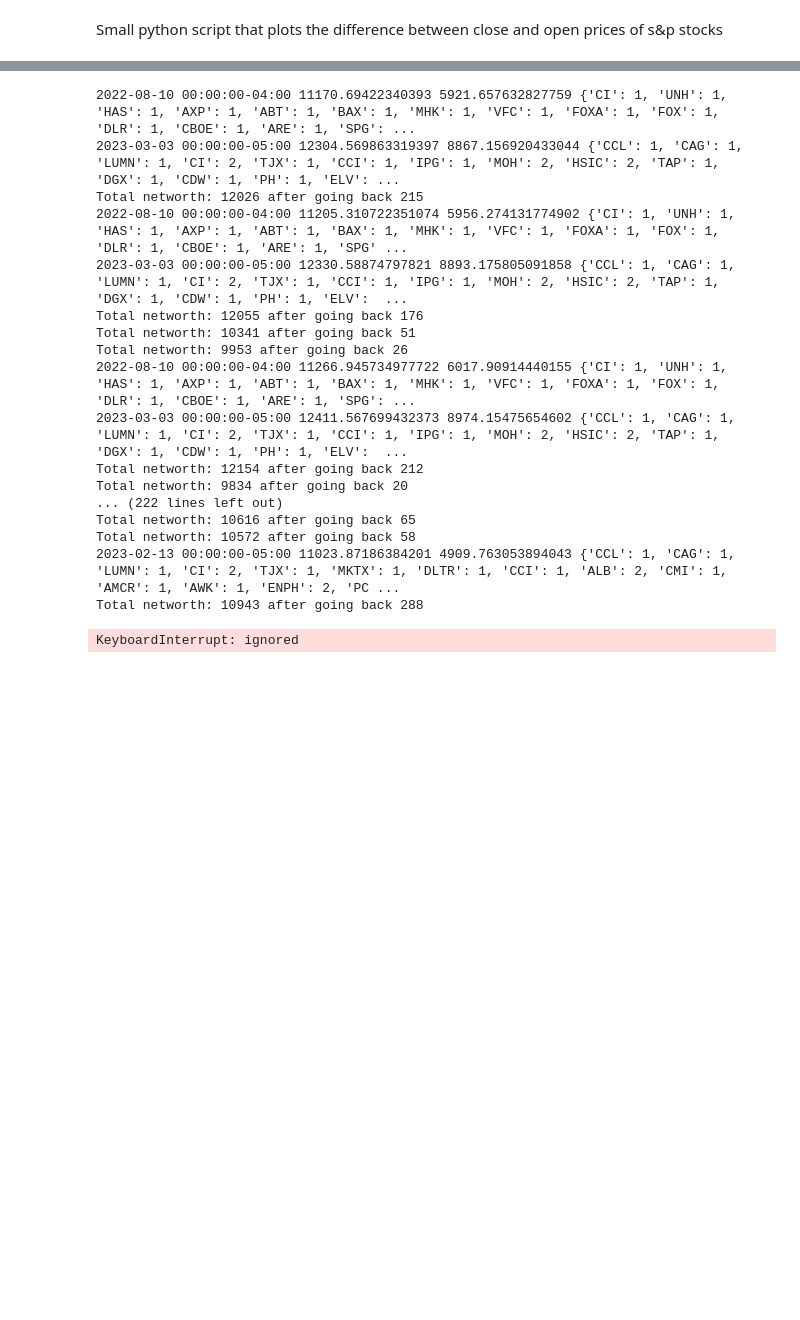
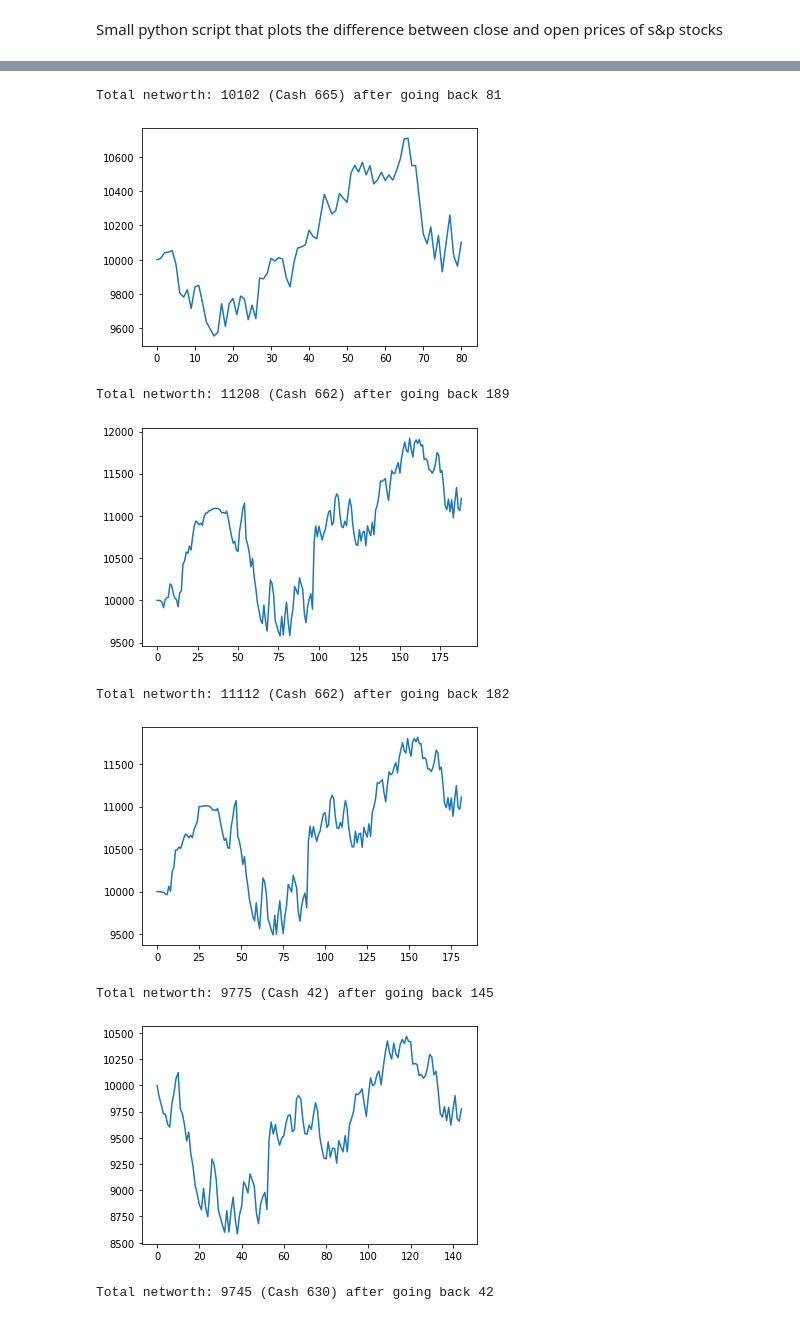
Before and after one commit to MuralidharB/tft-stocks, a Jupyter notebook: close_open.ipynb, the cells around one changed output, grey strips where cells are left out. Cells and saved outputs as stored; diff of their text form; code cells hidden in the pictures; blank space fills up the shorter version.

```diff
--- a/close_open.ipynb
+++ b/close_open.ipynb
@@ -22,7 +22,6 @@ import pandas as pd
 import sklearn
 import matplotlib.pyplot as plt
 import plotly.graph_objects as go
-from dash import Dash, dash_table
 import plotly.express as px
 import seaborn as sns
 import numpy as np
@@ -57,14 +56,14 @@ stocks = ['AAPL', 'MSFT', 'GOOG', 'GOOGL', 'AMZN', 'UNH', 'XOM', 'JNJ', 'V', 'JP
           'WST', 'WAB', 'DRI', 'FSLR', 'INVH', 'MPWR', 'AES', 'JBHT', 'ALGN', 'AMCR', 'ROL', 'PAYC', 'MAA', 'IEX',
           'INCY', 'TTWO', 'BALL', 'OMC', 'CLX', 'DGX', 'CINF', 'EXPD', 'MRO', 'MOH', 'KEY', 'COO', 'BRO', 'TRGP',
           'SEDG', 'FOX', 'FOXA', 'PKI', 'SJM', 'HWM', 'CPB', 'LYV', 'BR', 'CF', 'FMC', 'J', 'ATO', 'ETSY', 'FDS',
-          'SWKS', 'UAL', 'ZBRA', 'NVR', 'AVY', 'MOS', 'SIVB', 'PTC', 'RCL', 'LKQ', 'MGM', 'SYF', 'TXT', 'TER',
+          'SWKS', 'UAL', 'ZBRA', 'NVR', 'AVY', 'MOS', 'PTC', 'RCL', 'LKQ', 'MGM', 'SYF', 'TXT', 'TER',
           'EVRG', 'CPRT', 'BEN', 'IRM', 'VTRS', 'EXPE', 'FLT', 'LW', 'GEN', 'PEAK', 'L', 'KIM', 'APA', 'IPG',
           'ESS', 'NTAP', 'RE', 'NDSN', 'LNT', 'AKAM', 'LDOS', 'IP', 'TYL', 'TRMB', 'SNA', 'UDR', 'PARA', 'JKHY',
           'CBOE', 'CE', 'BIO', 'POOL', 'MTCH', 'EQT', 'SWK', 'PKG', 'WDC', 'TFX', 'MKTX', 'CPT', 'DPZ', 'CRL', 'GL',
           'STX', 'HST', 'VFC', 'MAS', 'NWS', 'NWSA', 'NI', 'PHM', 'CHRW', 'WYNN', 'HSIC', 'CCL', 'EMN', 'KMX', 'REG',
           'BXP', 'UHS', 'BBWI', 'JNPR', 'TPR', 'BWA', 'AAL', 'ALLE', 'QRVO', 'CZR', 'CDAY', 'WRK', 'AOS', 'AAP', 'HII',
           'HAS', 'IVZ', 'CMA', 'FFIV', 'CTLT', 'PNW', 'WHR', 'FRT', 'RHI', 'PNR', 'DISH', 'SEE', 'RL', 'ZION', 'OGN',
-          'NRG', 'XRAY', 'MHK', 'DVA', 'SBNY', 'GNRC', 'AIZ', 'DXC', 'NWL', 'ALK', 'NCLH', 'LUMN', 'LNC', 'VNO', 'TECH',
+          'NRG', 'XRAY', 'MHK', 'DVA', 'GNRC', 'AIZ', 'DXC', 'NWL', 'ALK', 'NCLH', 'LUMN', 'LNC', 'VNO', 'TECH',
           'TAP',] # '^IXIC', '^GSPC', '^DJI']
 
 stocks_ts = pd.DataFrame()
@@ -72,7 +71,8 @@ stocks_spread = pd.DataFrame()
 latest = {}
 
 for stock in stocks:
-    data = yahooFinance.Ticker(stock).history(period="5y")
+    data = yahooFinance.Ticker(stock).history(period="3y")
+    data.drop(data.tail(1).index,inplace=True)
     d = data.copy()[['Open', 'Close']]
     stocks_ts.insert(0, stock+"_Open", d['Open'])
     stocks_ts.insert(0, stock+"_Close", d['Close'])
@@ -193,7 +165,7 @@ portfolio = {}
 def calculate_networth(backtest_start_date):
   networth = current_account
   for stock, value in portfolio.items():
-    networth += value * stocks_ts.loc[backtest_start_date][stock+"_Close"]
+    networth += value['shares'] * stocks_ts.loc[backtest_start_date][stock+"_Close"]
   return networth
 
 def do_one_backtesting(tradingdays_togoback):
@@ -206,52 +178,55 @@ def do_one_backtesting(tradingdays_togoback):
   portfolio = {}
 
   idx = int(len(stocks_ts.index)- tradingdays_togoback)
+  price_movement = []
   for backtest_start_date in stocks_ts.index[idx:]:
-      sell, buy = getsellbuy(backtest_start_date)
+      sell, buy = getsellbuy(backtest_start_date, portfolio)
       for st in sell.iterrows():
         stock = st[0].split('_')[0]
         if stock in portfolio:
-          current_account += portfolio[stock] * stocks_ts.loc[backtest_start_date][stock+"_Close"]
+          current_account += portfolio[stock]['shares'] * stocks_ts.loc[backtest_start_date][stock+"_Close"]
           portfolio.pop(stock)
       for st in buy.iterrows():
         stock = st[0].split('_')[0]
         if current_account > stocks_ts.loc[backtest_start_date][stock+"_Close"]:
           current_account -= stocks_ts.loc[backtest_start_date][stock+"_Close"]
           if not stock in portfolio:
-              portfolio[stock] = 0
-          portfolio[stock] += 1
+              portfolio[stock] = {'shares': 0, 'costs':[]}
+          portfolio[stock]['shares'] += 1
+          portfolio[stock]['costs'].append(stocks_ts.loc[backtest_start_date][stock+"_Close"])
       # lock in the gains after 10% increase of networth
-      if calculate_networth(backtest_start_date) > original_balance * 1.1:
-          print(backtest_start_date, calculate_networth(backtest_start_date), current_account, portfolio)
+      nw = calculate_networth(backtest_start_date)
+      price_movement.append(nw)
+      if nw > original_balance * 1.1:
+          #print(backtest_start_date, calculate_networth(backtest_start_date), current_account, portfolio)
           for stock, value in portfolio.items():
-            current_account += value * stocks_ts.loc[backtest_start_date][stock+"_Close"]
+            current_account += value['shares'] * stocks_ts.loc[backtest_start_date][stock+"_Close"]
           portfolio = {}
           original_balance = current_account
           #print(current_account, portfolio)
       #print(current_account, portfolio)
-  return calculate_networth(backtest_start_date)
+  return calculate_networth(backtest_start_date), current_account, price_movement
 # %%
 import random
-for i in range(200):
+nws = []
+for i in range(100):
   tradingdays_togoback = random.randint(10, 300)
-  networth = do_one_backtesting(tradingdays_togoback)
-  print("Total networth: %d after going back %d" % (networth, tradingdays_togoback))
+  networth, current, pm = do_one_backtesting(tradingdays_togoback)
+  print("Total networth: %d (Cash %d) after going back %d" % (networth, current_account, tradingdays_togoback))
+  nws.append(networth)
+  plt.plot(pm)
+  plt.show()
+
+print("networth")
+plt.plot(nws)
+plt.show()
 # %% [output]
-2022-08-10 00:00:00-04:00 11170.69422340393 5921.657632827759 {'CI': 1, 'UNH': 1, 'HAS': 1, 'AXP': 1, 'ABT': 1, 'BAX': 1, 'MHK': 1, 'VFC': 1, 'FOXA': 1, 'FOX': 1, 'DLR': 1, 'CBOE': 1, 'ARE': 1, 'SPG': ...
-2023-03-03 00:00:00-05:00 12304.569863319397 8867.156920433044 {'CCL': 1, 'CAG': 1, 'LUMN': 1, 'CI': 2, 'TJX': 1, 'CCI': 1, 'IPG': 1, 'MOH': 2, 'HSIC': 2, 'TAP': 1, 'DGX': 1, 'CDW': 1, 'PH': 1, 'ELV': ...
-Total networth: 12026 after going back 215
-2022-08-10 00:00:00-04:00 11205.310722351074 5956.274131774902 {'CI': 1, 'UNH': 1, 'HAS': 1, 'AXP': 1, 'ABT': 1, 'BAX': 1, 'MHK': 1, 'VFC': 1, 'FOXA': 1, 'FOX': 1, 'DLR': 1, 'CBOE': 1, 'ARE': 1, 'SPG' ...
-2023-03-03 00:00:00-05:00 12330.58874797821 8893.175805091858 {'CCL': 1, 'CAG': 1, 'LUMN': 1, 'CI': 2, 'TJX': 1, 'CCI': 1, 'IPG': 1, 'MOH': 2, 'HSIC': 2, 'TAP': 1, 'DGX': 1, 'CDW': 1, 'PH': 1, 'ELV':  ...
-Total networth: 12055 after going back 176
-Total networth: 10341 after going back 51
-Total networth: 9953 after going back 26
-2022-08-10 00:00:00-04:00 11266.945734977722 6017.90914440155 {'CI': 1, 'UNH': 1, 'HAS': 1, 'AXP': 1, 'ABT': 1, 'BAX': 1, 'MHK': 1, 'VFC': 1, 'FOXA': 1, 'FOX': 1, 'DLR': 1, 'CBOE': 1, 'ARE': 1, 'SPG': ...
-2023-03-03 00:00:00-05:00 12411.567699432373 8974.15475654602 {'CCL': 1, 'CAG': 1, 'LUMN': 1, 'CI': 2, 'TJX': 1, 'CCI': 1, 'IPG': 1, 'MOH': 2, 'HSIC': 2, 'TAP': 1, 'DGX': 1, 'CDW': 1, 'PH': 1, 'ELV':  ...
-Total networth: 12154 after going back 212
-Total networth: 9834 after going back 20
-... (222 lines left out)
-Total networth: 10616 after going back 65
-Total networth: 10572 after going back 58
-2023-02-13 00:00:00-05:00 11023.87186384201 4909.763053894043 {'CCL': 1, 'CAG': 1, 'LUMN': 1, 'CI': 2, 'TJX': 1, 'MKTX': 1, 'DLTR': 1, 'CCI': 1, 'ALB': 2, 'CMI': 1, 'AMCR': 1, 'AWK': 1, 'ENPH': 2, 'PC ...
-Total networth: 10943 after going back 288
+Total networth: 10102 (Cash 665) after going back 81
+[figure, added]
-KeyboardInterrupt: ignored
+Total networth: 11208 (Cash 662) after going back 189
+[figure, added]
+Total networth: 11112 (Cash 662) after going back 182
+[figure, added]
+Total networth: 9775 (Cash 42) after going back 145
+[figure, added]
+Total networth: 9745 (Cash 630) after going back 42
```
Also changed, not shown: parts of 6 cells of this notebook.
